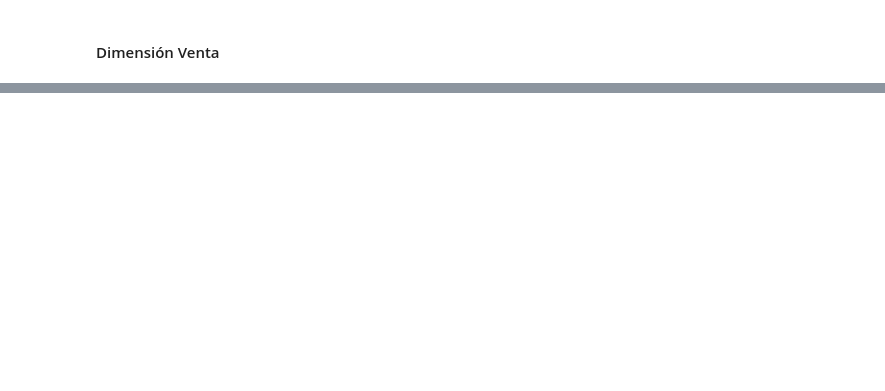
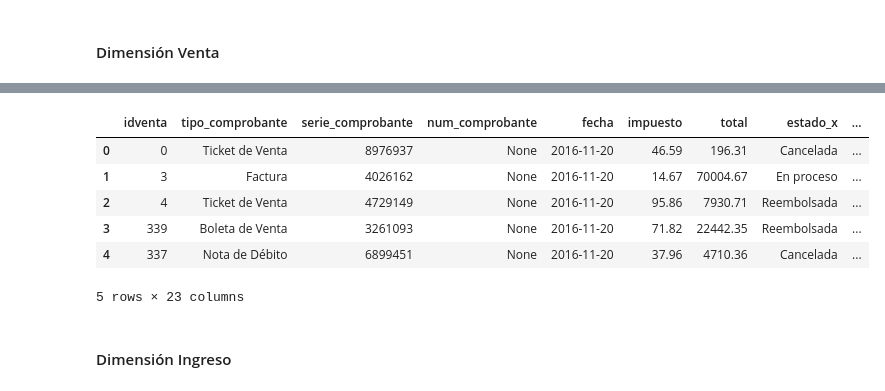
Before and after one commit to luistunag/Proyecto_Final, a Jupyter notebook: Data_Warehouse.ipynb, the cells around one changed output, grey strips where cells are left out. Drawn from its saved outputs; the diff is of its cells as text; code cells hidden in the pictures; blank space fills up the shorter version.

```diff
--- a/Data_Warehouse.ipynb
+++ b/Data_Warehouse.ipynb
@@ -126,2 +102,6 @@ dimArticulo.head()
 # %% [markdown]
 #### Dimensión Venta
+# %%
+sql_query = 'SELECT * FROM venta;'
+df_venta = pd.read_sql(sql_query, postgres_driver)
+df_venta.head()
@@ -127,0 +115,6 @@ dimArticulo.head()
+# %%
+sql_query = 'SELECT * FROM persona'
+df_cliente = pd.read_sql(sql_query, postgres_driver)
+df_cliente = df_cliente[df_cliente['tipo_persona']=='cliente']
+df_cliente = df_cliente.rename(columns={'idpersona': 'idcliente'})
+df_cliente.head()
@@ -127,0 +128,3 @@ dimArticulo.head()
+# %%
+df_venta_cliente = df_venta.merge(df_cliente, how='inner', on='idcliente')
+df_venta_cliente.head()
@@ -127,0 +149,14 @@ dimArticulo.head()
+# %%
+df_venta_cliente_usuario = df_venta_cliente.merge(df_usuario, how='inner', on='idusuario')
+dimVenta = df_venta_cliente_usuario.drop(['idcliente', 'idusuario', 'idrol'], axis=1)
+dimVenta.head()
+# %% [output]
+|  | idventa | tipo_comprobante | serie_comprobante | num_comprobante | fecha | impuesto | total | estado_x | ... |
+| 0 | 0 | Ticket de Venta | 8976937 | None | 2016-11-20 | 46.59 | 196.31 | Cancelada | ... |
+| 1 | 3 | Factura | 4026162 | None | 2016-11-20 | 14.67 | 70004.67 | En proceso | ... |
+| 2 | 4 | Ticket de Venta | 4729149 | None | 2016-11-20 | 95.86 | 7930.71 | Reembolsada | ... |
+| 3 | 339 | Boleta de Venta | 3261093 | None | 2016-11-20 | 71.82 | 22442.35 | Reembolsada | ... |
+| 4 | 337 | Nota de Débito | 6899451 | None | 2016-11-20 | 37.96 | 4710.36 | Cancelada | ... |
+5 rows × 23 columns
+# %% [markdown]
+#### Dimensión Ingreso
```
Also changed, not shown: parts of 33 cells of this notebook.
